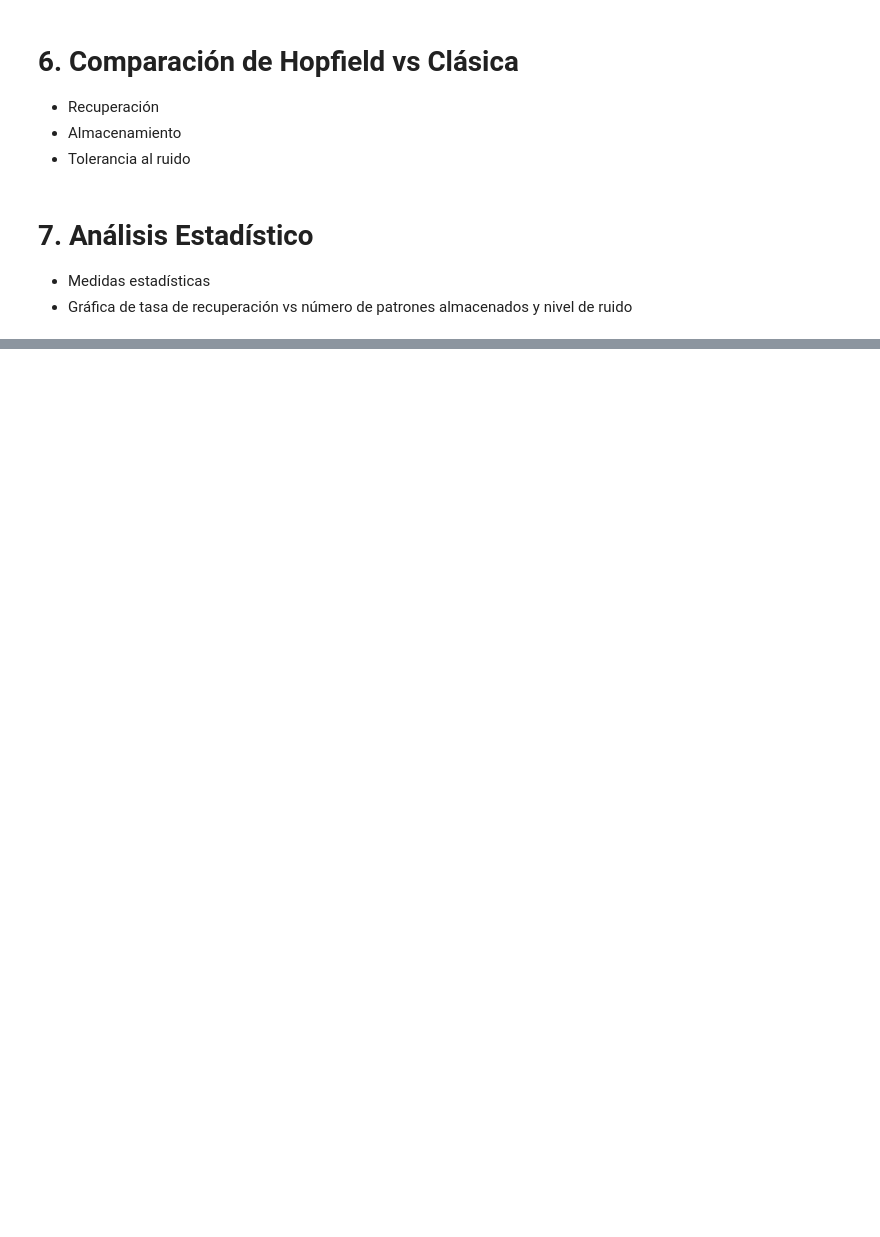
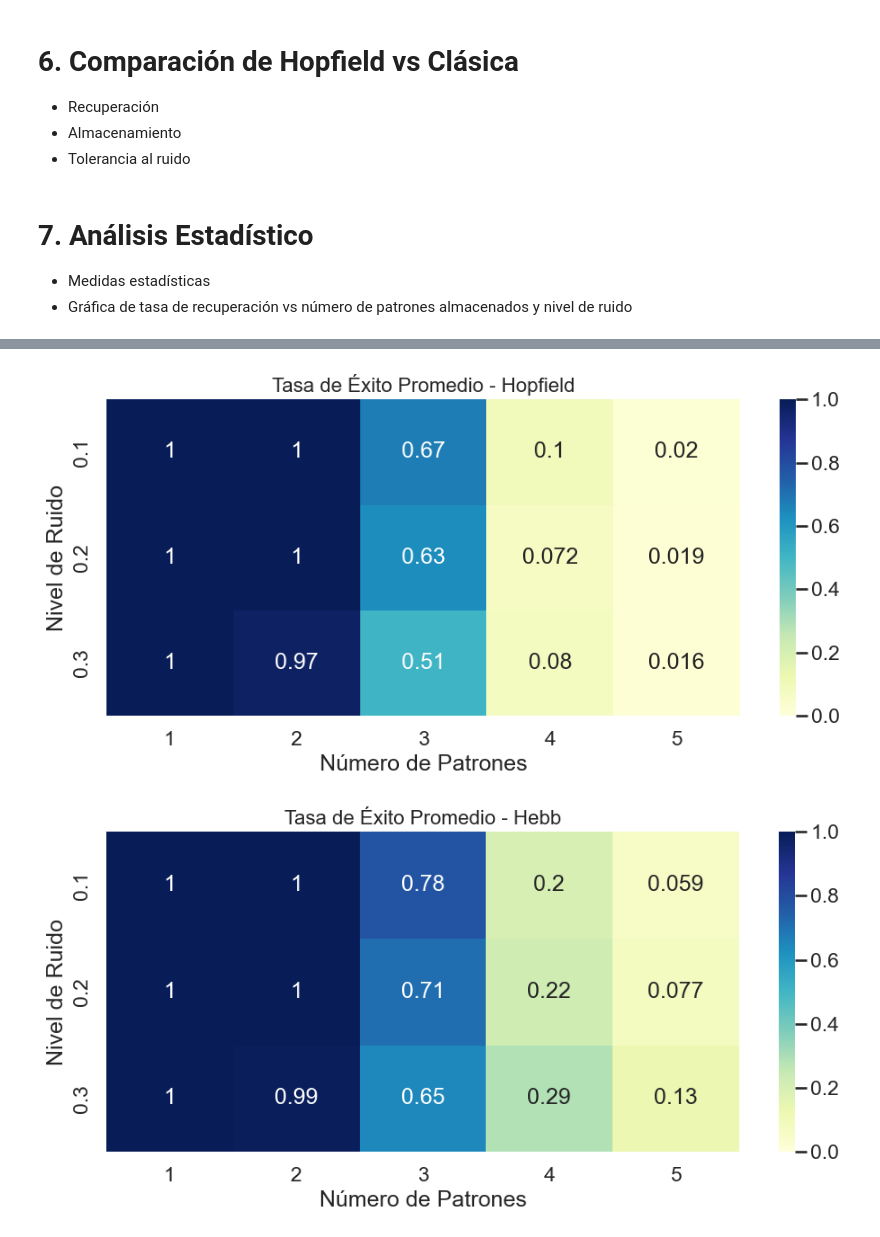
Before and after one commit to porto-o/Char-Recognition, a Jupyter notebook: Char_recognition.ipynb, the cells around one changed output, grey strips where cells are left out. Saved outputs shown, nothing was run; the diff lists cells and outputs as text; code cells hidden in the pictures; blank space fills up the shorter version.

```diff
--- a/Char_recognition.ipynb
+++ b/Char_recognition.ipynb
@@ -359,0 +471,21 @@ NameError: name 'w15' is not defined
+# %%
+def heatmap_success_rate(df, method_name):
+    pivot = df[df['method'] == method_name].pivot_table(
+        index='noise_level',
+        columns='num_patterns',
+        values='success_rate_mean'
+    )
+
+    plt.figure(figsize=(10, 5))
+    sns.heatmap(pivot, annot=True, cmap="YlGnBu", vmin=0, vmax=1)
+    plt.title(f'Tasa de Éxito Promedio - {method_name}', fontsize=16)
+    plt.xlabel('Número de Patrones')
+    plt.ylabel('Nivel de Ruido')
+    plt.tight_layout()
+    plt.show()
+
+heatmap_success_rate(results_all, 'Hopfield')
+heatmap_success_rate(results_all, 'Hebb')
+# %% [output]
+[figure, added]
+[figure, added]
```
Also changed, not shown: parts of 16 cells of this notebook.
